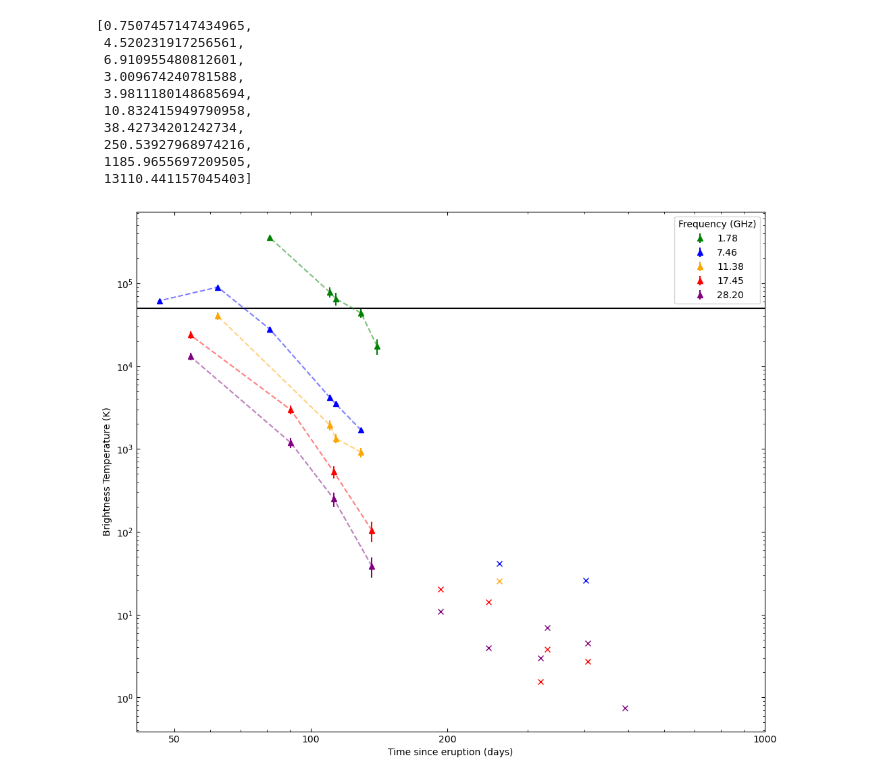
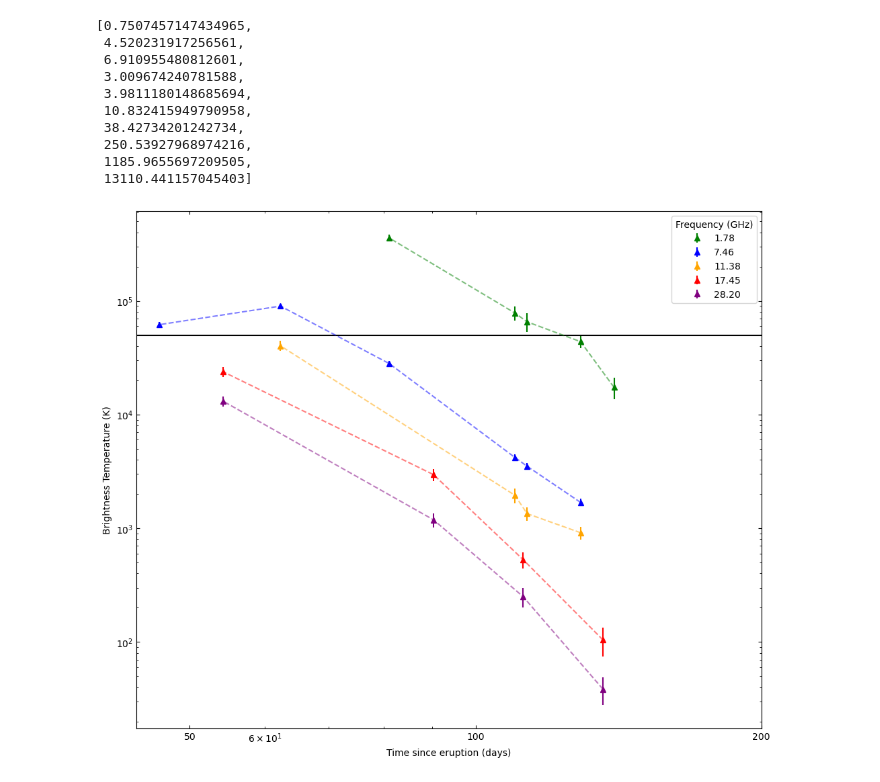
Before and after one commit to Wilhelm005/Research-Code, a Jupyter notebook: V5589Sgr_Brightness_Temp.ipynb, the cells around one changed output. Cells and saved outputs as stored; diff of their text form; code cells hidden in the pictures.

```diff
--- a/V5589Sgr_Brightness_Temp.ipynb
+++ b/V5589Sgr_Brightness_Temp.ipynb
@@ -305,8 +305,10 @@ def plot(days, CTBs, CTBerrors, fluxes, errors, color, label_name):
     for day, CTB, CTBerr, flux, err in zip(days, CTBs, CTBerrors, fluxes, errors):
         if flux < 3 * err:
             fmt = 'x'  # square for non-detection
+
+
             label = None  # no label for non-detections
-            ax.errorbar(day, CTB, fmt=fmt, color=color, label=label)
+            #ax.errorbar(day, CTB, fmt=fmt, color=color, label=label)
 
         else:
             fmt = '^'  # triangle for detection
@@ -340,32 +342,32 @@ ax.plot(days1_78, CTB_nu0, color='green', linestyle = '--', alpha=.50)
 ax.errorbar(days7_46, CTB_nu1, yerr=CTBError_nu1, fmt='^', color='blue', label='7.46')
 ax.plot(days7_46, CTB_nu1, color='blue', linestyle = '--', alpha=.50)
 
 ax.errorbar(days11_38, CTB_nu2, yerr=CTBError_nu2, fmt='^', color='orange', label='11.38')
 ax.plot(days11_38, CTB_nu2, color='orange', linestyle = '--', alpha=.50)
 
 
 ax.errorbar(days17_45, CTB_nu3, yerr=CTBError_nu3, fmt='^', color='hotpink', label='17.45')
 ax.plot(days17_45, CTB_nu3, color='hotpink', linestyle = '--', alpha=.50)
 
 
 ax.errorbar(days28_2, CTB_nu4, yerr=CTBError_nu4, fmt='^', color='red', label='28.2')
 ax.plot(days28_2, CTB_nu4, color='red', linestyle = '--', alpha=.50)
 
 """
 
 
 ax.set_xscale('log')
-ax.set_xticks([50,100,200, 1000], labels = ['50','100','200', '1000'])
+ax.set_xticks([50,100,200], labels = ['50','100','200'])
 ax.set_yscale('log')
 #ax.set_yticks([.1,1,10], labels = ['0.1','1.0','10.0'])
 ax.set_xlabel("Time since eruption (days)")
 ax.set_ylabel("Brightness Temperature (K)")
 
 
 ax.tick_params(axis='both', which='both', direction='in', top=True, right=True)
 
 ax.set_title("")
 plt.legend(title='Frequency (GHz)')
 plt.show();
 # %% [output]
-[figure, old version]
+[figure, new version]
```
Also changed, not shown: 8 other files.
